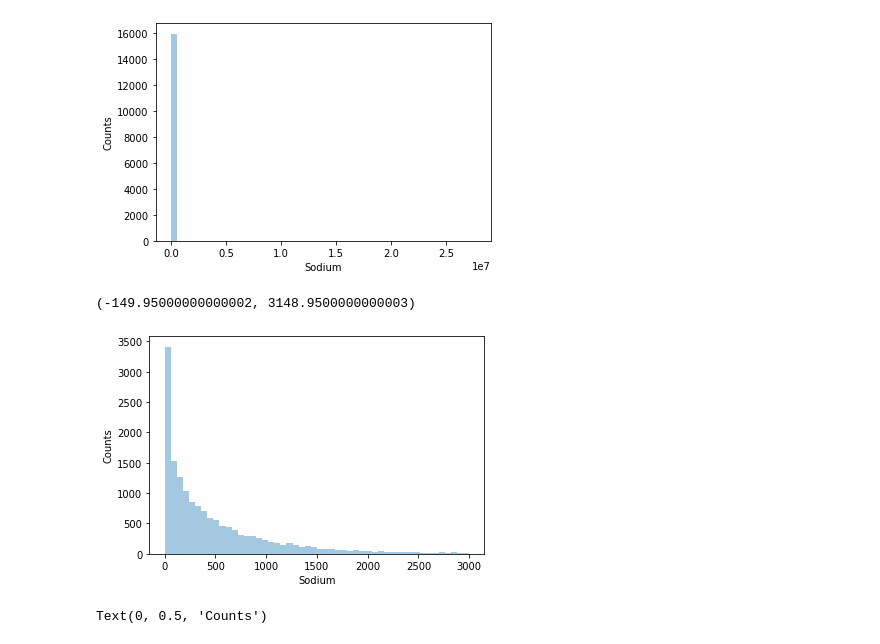
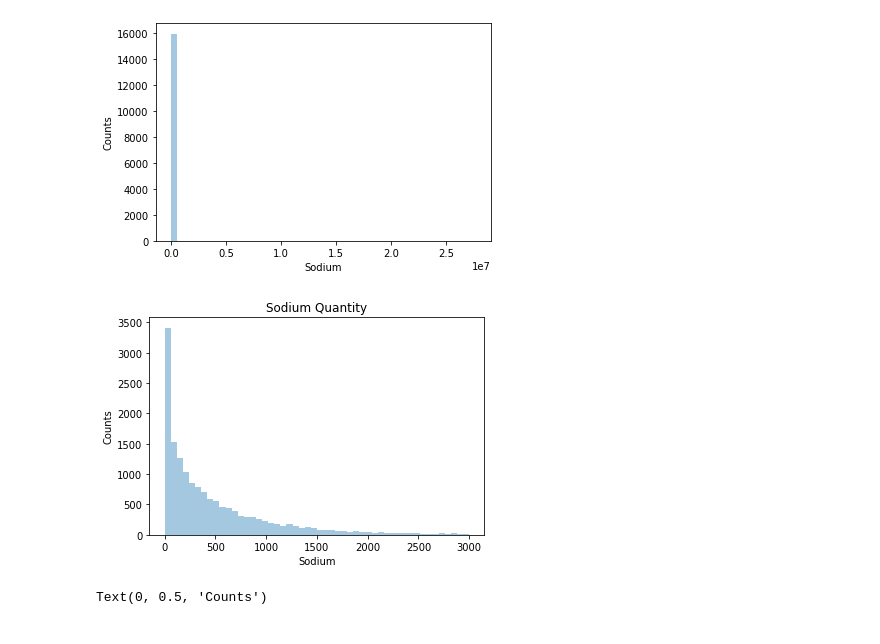
Before and after one commit to carolmanderson/food, a Jupyter notebook: notebooks/data_exploration/Explore recipe data.ipynb, the cells around one changed output. Cells and saved outputs as stored; diff of their text form; code cells hidden in the pictures.

```diff
--- a/notebooks/data_exploration/Explore recipe data.ipynb
+++ b/notebooks/data_exploration/Explore recipe data.ipynb
@@ -12,7 +12,7 @@ import seaborn as sns
 # %% [markdown]
 ## Open recipe json as dataframe
 # %%
-recipe_file = "/Users/Carol/Documents/epicurious-recipes-with-rating-and-nutrition/full_format_recipes.json"
+recipe_file = "/Users/Carol/Dropbox/epicurious-recipes-with-rating-and-nutrition/full_format_recipes.json"
 # %%
 recipe_df = pd.read_json(recipe_file, orient='records')
 recipe_df.head(2)
@@ -105,13 +106,14 @@ Text(0, 0.5, 'Counts')
 # %%
 # same deal with the sodium. plot without outliers.
 reasonable_sodium = recipe_df[recipe_df['sodium']<3000]
 sns.distplot(reasonable_sodium['sodium'].dropna(), kde=False)
 plt.xlabel('Sodium')
 plt.ylabel('Counts')
 plt.xlim()
+plt.title("Sodium Quantity")
+plt.savefig("/Users/Carol/Dropbox/epicurious-recipes-with-rating-and-nutrition/plots/sodium.jpg")
 # %% [output]
-(-149.95000000000002, 3148.9500000000003)
-[figure, old version]
+[figure, new version]
 # %%
 sns.distplot(recipe_df['protein'].dropna(), kde=False)
 plt.xlabel('Protein')
```
Also changed, not shown: parts of 1 cell of this notebook, 1 other file.
